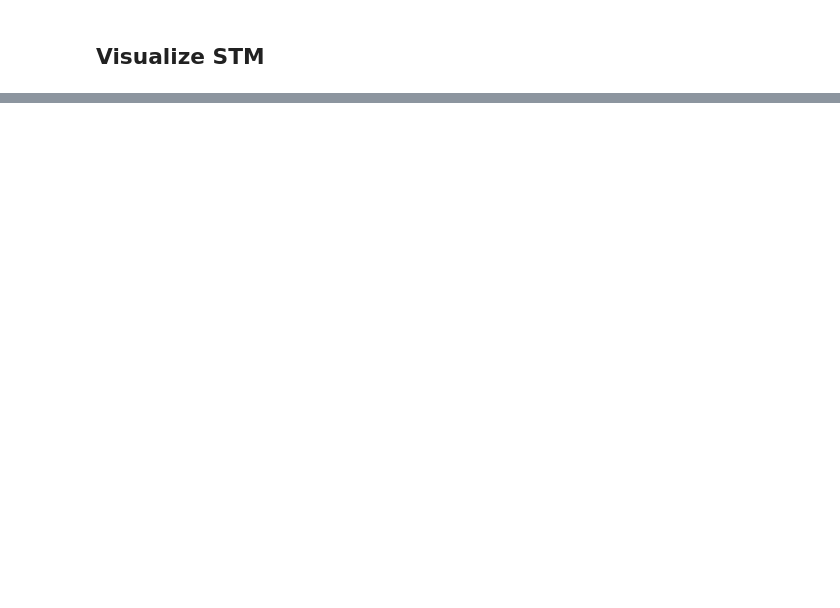
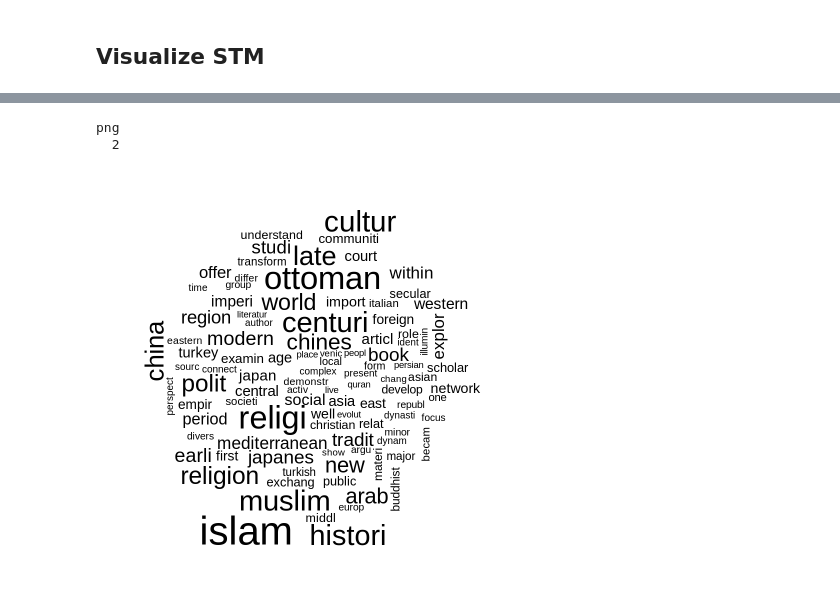
Before and after one commit to jhaber-zz/neh-nlp, a Jupyter notebook: code/topic_modeling.ipynb, the cells around one changed output, grey strips where cells are left out. Cells and saved outputs as stored; diff of their text form; code cells hidden in the pictures; blank space fills up the shorter version.

```diff
--- a/code/topic_modeling.ipynb
+++ b/code/topic_modeling.ipynb
@@ -126,0 +187,10 @@ plot(prep, "day", method = "continuous", topics = 7, model = z, printlegend = FA
+# %%
+png(filename='../output/wordcloud.png')
+cloud(model, 19, documents=docs)
+dev.off()
+
+cloud(model, 19, documents=docs)
+# %% [output]
+png
+  2
+[figure, added]
```
Also changed, not shown: parts of 40 cells of this notebook, 5 other files.
